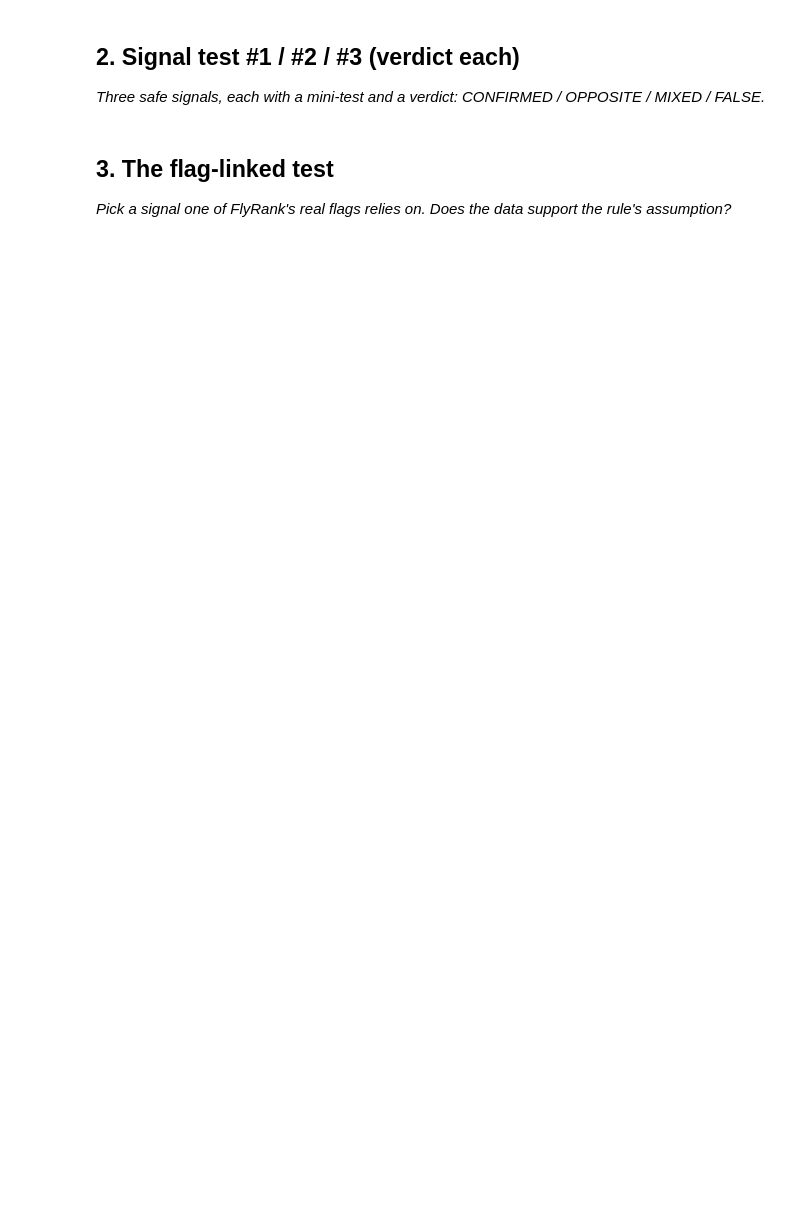
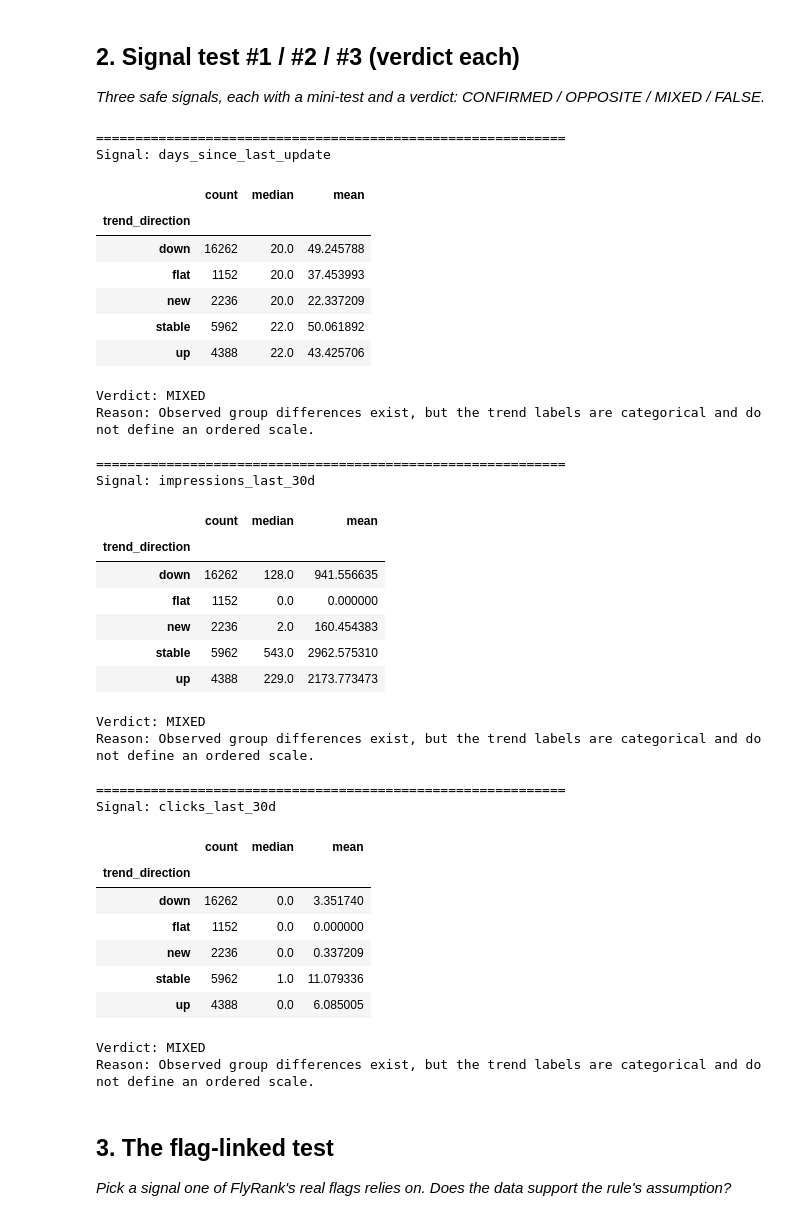
Before and after one commit to Ravindrathalari06/flyrank-internship-ml, a Jupyter notebook: work/notebooks/w04_signal_audit.ipynb, the cells around one changed output. Cells and saved outputs as stored; diff of their text form; code cells hidden in the pictures; blank space fills up the shorter version.

```diff
--- a/work/notebooks/w04_signal_audit.ipynb
+++ b/work/notebooks/w04_signal_audit.ipynb
@@ -23,3 +60,70 @@ This skeleton is yours to fill. Work the sections **in order** — each one has
+# %%
+# ML-06 Section 2: test three safe signals
+
+tests = [
+    "days_since_last_update",
+    "impressions_last_30d",
+    "clicks_last_30d"
+]
+
+for signal in tests:
+    print("\n" + "=" * 60)
+    print("Signal:", signal)
+
+    summary = (
+        df.groupby("trend_direction")[signal]
+        .agg(["count", "median", "mean"])
+    )
+
+    display(summary)
+
+    medians = summary["median"].dropna()
+
+    if len(medians) >= 2 and medians.nunique() > 1:
+        verdict = "MIXED"
+        reason = "Observed group differences exist, but the trend labels are categorical and do not define an ordered scale."
+    else:
+        verdict = "FALSE"
+        reason = "No useful group difference observed."
+
+    print("Verdict:", verdict)
+    print("Reason:", reason)
+# %% [output]
+============================================================
+Signal: days_since_last_update
+|  | count | median | mean |
+| trend_direction |  |  |  |
+| down | 16262 | 20.0 | 49.245788 |
+| flat | 1152 | 20.0 | 37.453993 |
+| new | 2236 | 20.0 | 22.337209 |
+| stable | 5962 | 22.0 | 50.061892 |
+| up | 4388 | 22.0 | 43.425706 |
+Verdict: MIXED
+Reason: Observed group differences exist, but the trend labels are categorical and do not define an ordered scale.
+
+============================================================
+Signal: impressions_last_30d
+|  | count | median | mean |
+| trend_direction |  |  |  |
+| down | 16262 | 128.0 | 941.556635 |
+| flat | 1152 | 0.0 | 0.000000 |
+| new | 2236 | 2.0 | 160.454383 |
+| stable | 5962 | 543.0 | 2962.575310 |
+| up | 4388 | 229.0 | 2173.773473 |
+Verdict: MIXED
+Reason: Observed group differences exist, but the trend labels are categorical and do not define an ordered scale.
+
+============================================================
+Signal: clicks_last_30d
+|  | count | median | mean |
+| trend_direction |  |  |  |
+| down | 16262 | 0.0 | 3.351740 |
+| flat | 1152 | 0.0 | 0.000000 |
+| new | 2236 | 0.0 | 0.337209 |
+| stable | 5962 | 1.0 | 11.079336 |
+| up | 4388 | 0.0 | 6.085005 |
+Verdict: MIXED
+Reason: Observed group differences exist, but the trend labels are categorical and do not define an ordered scale.
 # %% [markdown]
 ## 3. The flag-linked test
 
```
Also changed, not shown: parts of 5 cells of this notebook.
